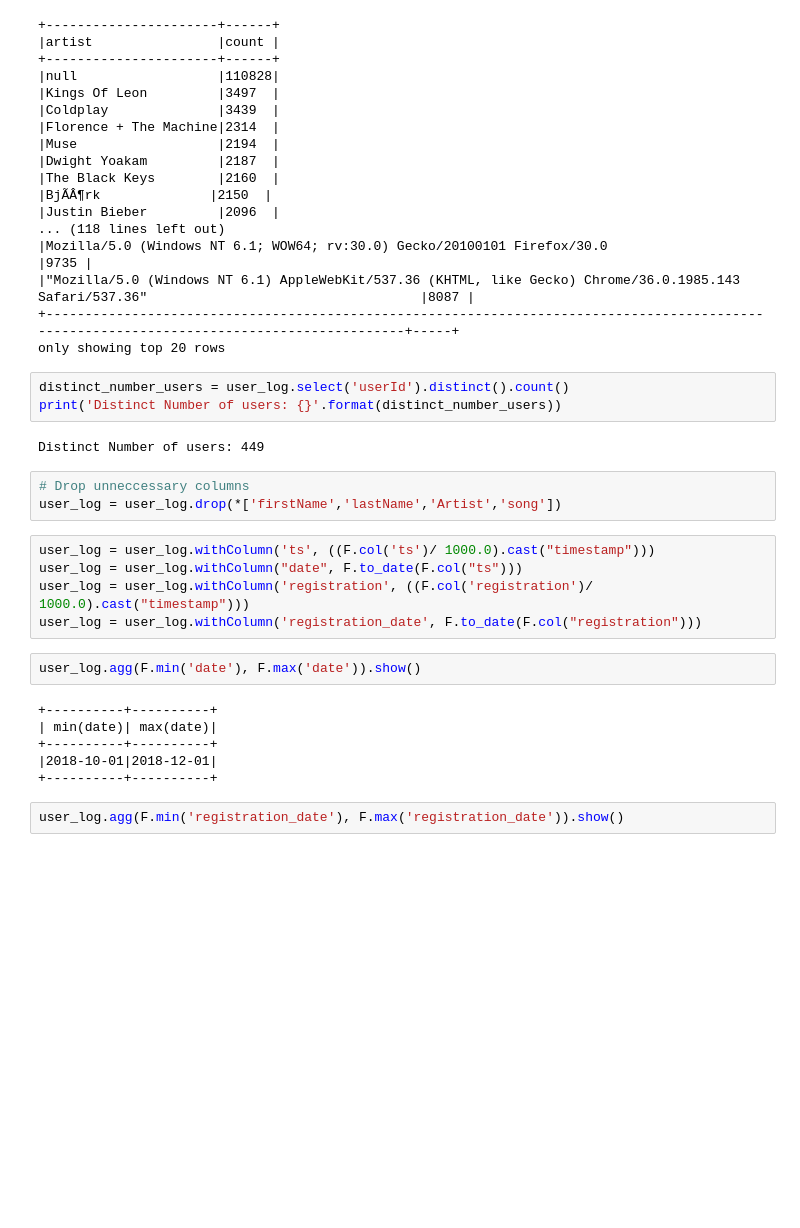
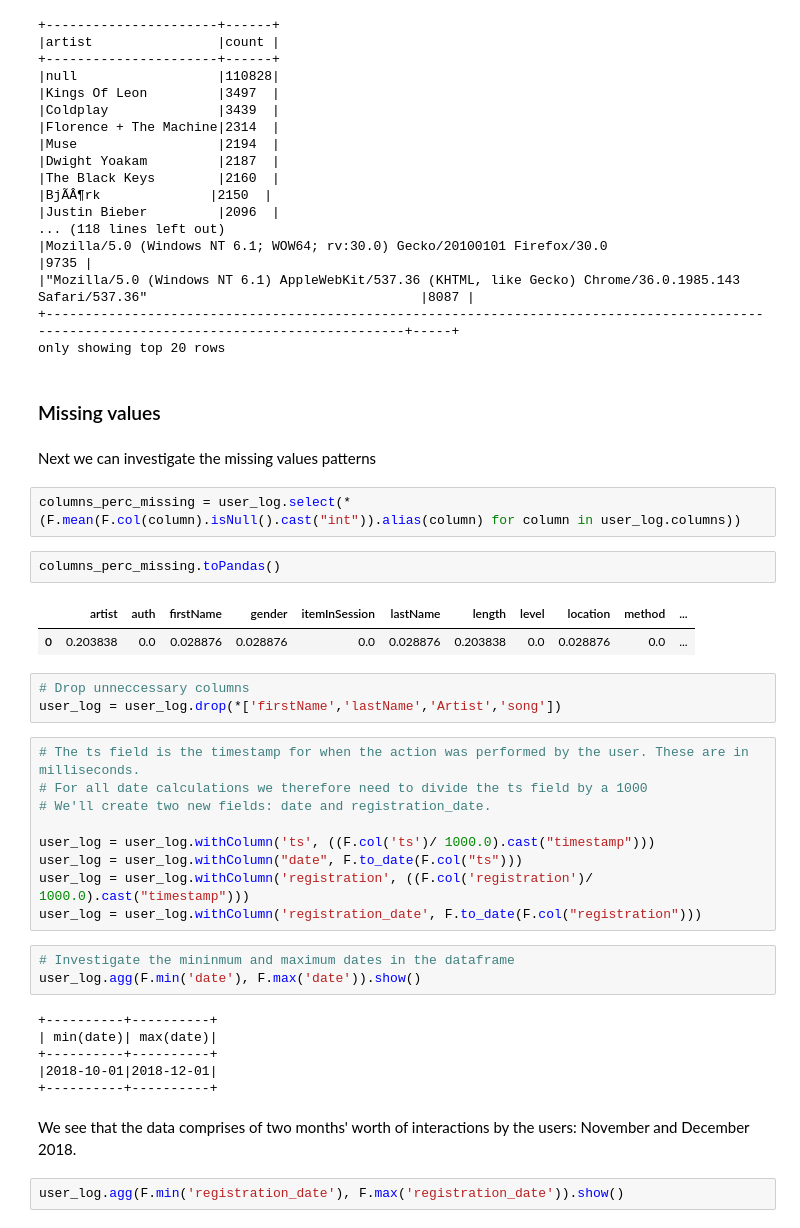
Before and after one commit to Rmostert/Sparkify-churn, a Jupyter notebook: Churn Model.ipynb, the cells around one changed output. Saved outputs shown, nothing was run; the diff lists cells and outputs as text; blank space fills up the shorter version.

```diff
--- a/Churn Model.ipynb
+++ b/Churn Model.ipynb
@@ -129,20 +175,31 @@ for var in eval_char_vars:
 |"Mozilla/5.0 (Windows NT 6.1) AppleWebKit/537.36 (KHTML, like Gecko) Chrome/36.0.1985.143 Safari/537.36"                                   |8087 |
 +-------------------------------------------------------------------------------------------------------------------------------------------+-----+
 only showing top 20 rows
-# %%
-distinct_number_users = user_log.select('userId').distinct().count()
-print('Distinct Number of users: {}'.format(distinct_number_users))
-# %% [output]
-Distinct Number of users: 449
+# %% [markdown]
+### Missing values
+# %% [markdown]
+Next we can investigate  the missing values patterns
+# %%
+columns_perc_missing = user_log.select(*(F.mean(F.col(column).isNull().cast("int")).alias(column) for column in user_log.columns))
+# %%
+columns_perc_missing.toPandas()
+# %% [output]
+|  | artist | auth | firstName | gender | itemInSession | lastName | length | level | location | method | ... |
+| 0 | 0.203838 | 0.0 | 0.028876 | 0.028876 | 0.0 | 0.028876 | 0.203838 | 0.0 | 0.028876 | 0.0 | ... |
 # %%
 # Drop unneccessary columns
 user_log = user_log.drop(*['firstName','lastName','Artist','song'])
 # %%
+# The ts field is the timestamp for when the action was performed by the user. These are in milliseconds.
+# For all date calculations we therefore need to divide the ts field by a 1000
+# We'll create two new fields: date and registration_date.
+
 user_log = user_log.withColumn('ts', ((F.col('ts')/ 1000.0).cast("timestamp")))
 user_log = user_log.withColumn("date", F.to_date(F.col("ts")))
 user_log = user_log.withColumn('registration', ((F.col('registration')/ 1000.0).cast("timestamp")))
 user_log = user_log.withColumn('registration_date', F.to_date(F.col("registration")))
 # %%
+# Investigate the mininmum and maximum dates in the dataframe
 user_log.agg(F.min('date'), F.max('date')).show()
 # %% [output]
 +----------+----------+
@@ -150,6 +207,8 @@ user_log.agg(F.min('date'), F.max('date')).show()
 +----------+----------+
 |2018-10-01|2018-12-01|
 +----------+----------+
+# %% [markdown]
+We see that the data comprises of two months' worth of interactions by the users: November and December 2018.
 # %%
 user_log.agg(F.min('registration_date'), F.max('registration_date')).show()
 # %% [output]
```
Also changed, not shown: parts of 101 cells of this notebook.
